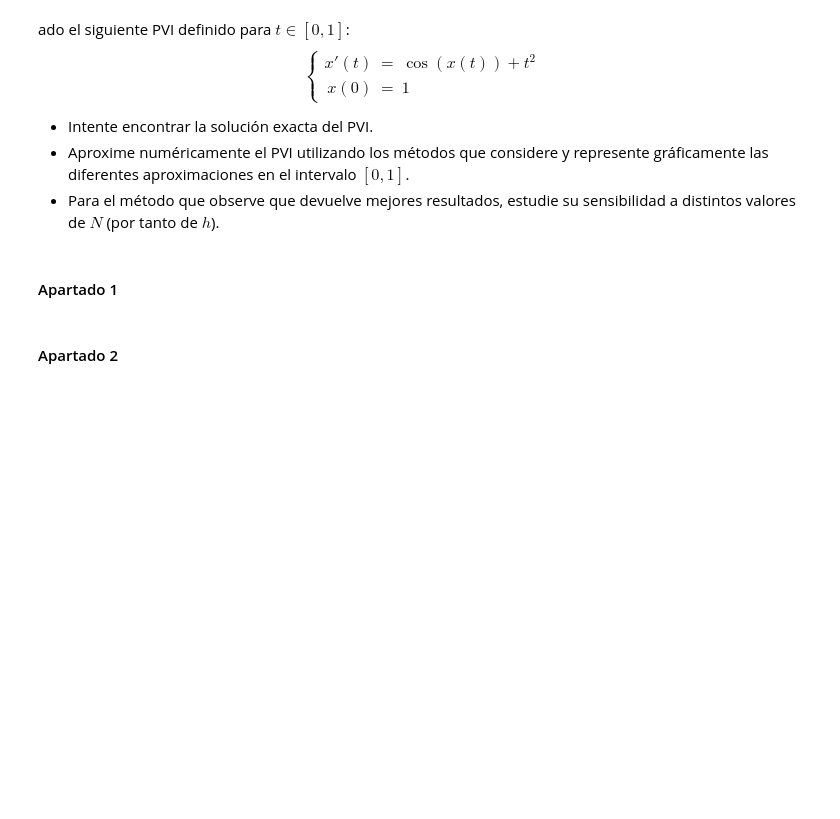
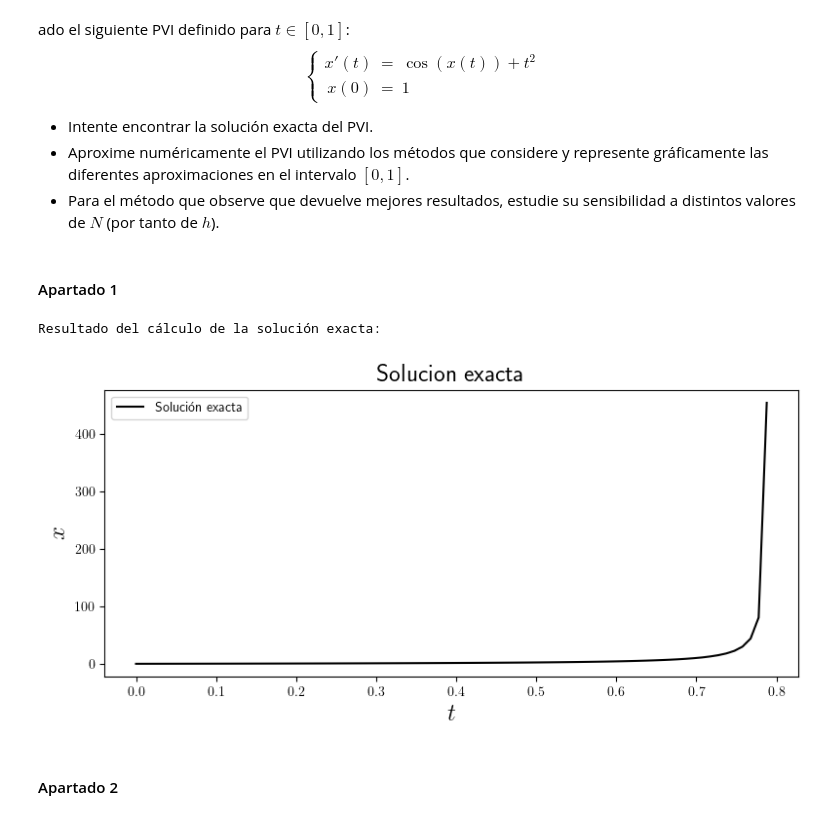
Before and after one commit to jesusmuve18/Apuntes, a Jupyter notebook: documents/Tercero/Segundo Cuatrimestre/Métodos_Numéricos_II/Prácticas/Practica_3/p3.ipynb, the cells around one changed output. Saved outputs shown, nothing was run; the diff lists cells and outputs as text; code cells hidden in the pictures; blank space fills up the shorter version.

```diff
--- a/documents/Tercero/Segundo Cuatrimestre/Métodos_Numéricos_II/Prácticas/Practica_3/p3.ipynb
+++ b/documents/Tercero/Segundo Cuatrimestre/Métodos_Numéricos_II/Prácticas/Practica_3/p3.ipynb
@@ -539,7 +639,41 @@ $$
 - Intente encontrar la solución exacta del PVI.
 - Aproxime numéricamente el PVI utilizando los métodos que considere y represente gráficamente las diferentes aproximaciones en el intervalo $[0,1]$.
 - Para el método que observe que devuelve mejores resultados, estudie su sensibilidad a distintos valores de $N$ (por tanto de $h$).
+# %%
+# Definimos el problema
+
+# Dunción numérica
+def f(x,t):
+	return np.cos(x) + t**2
+
+a,b = 0,1
+mu=1
 # %% [markdown]
 #### Apartado 1
+# %%
+# Importamos el módulo para solucionar ivp (initial value problem)
+from scipy.integrate import solve_ivp
+
+
+# Calculo la solución exacta (no nos sirve la función anterior ya que esta tiene un coseno y un t^2)
+
+num_puntos = 100 # Número de puntos para la solución exacta (dibujar solo)
+
+
+sol = solve_ivp(f, t_span=(a, b), y0=[mu], t_eval=np.linspace(a,b,num_puntos))
+
+# Extraemos las soluciones
+t_values_exac, x_values_exac = sol.t, sol.y[0]
+
+exacta = {"x_values" : t_values_exac,
+						"y_values" : x_values_exac,
+						"label" : "Solución exacta",
+						"style": 'k'}
+
+print(f"Resultado del cálculo de la solución exacta:")
+grafica_comparativa([exacta], title="Solucion exacta")
+# %% [output]
+Resultado del cálculo de la solución exacta:
+[figure, added]
 # %% [markdown]
 #### Apartado 2
```
Also changed, not shown: parts of 7 cells of this notebook.
